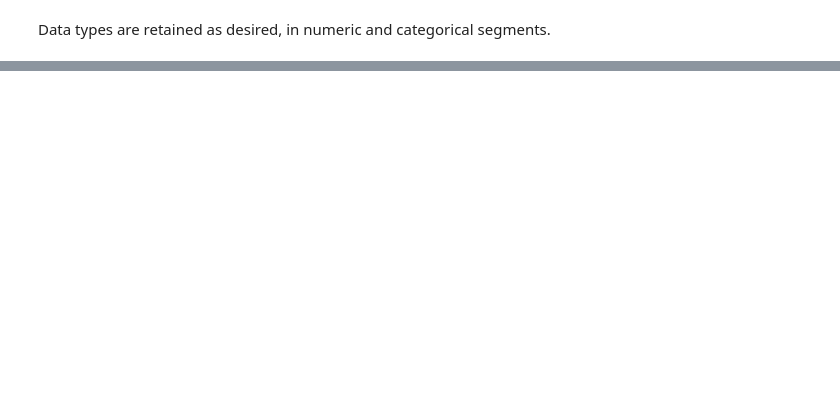
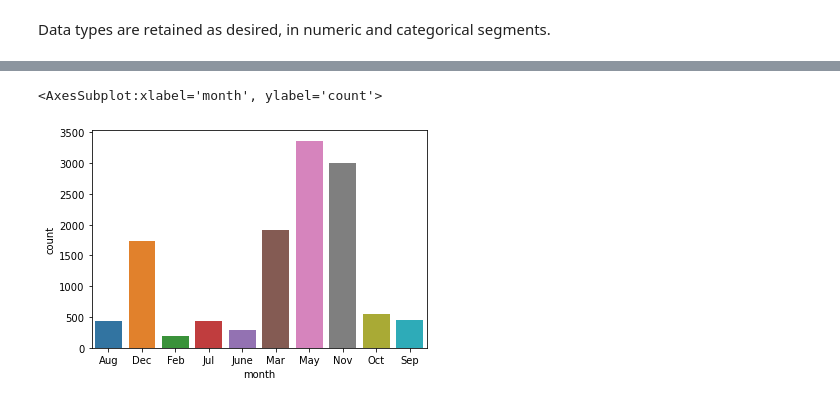
Before and after one commit to Yjung136/326_final_project, a Jupyter notebook: notebooks/EDA_notebook.ipynb, the cells around one changed output, grey strips where cells are left out. Drawn from its saved outputs; the diff is of its cells as text; code cells hidden in the pictures; blank space fills up the shorter version.

```diff
--- a/notebooks/EDA_notebook.ipynb
+++ b/notebooks/EDA_notebook.ipynb
@@ -42,0 +139,5 @@ df.sample(5)
+# %%
+sns.countplot(x=df['month'])
+# %% [output]
+<AxesSubplot:xlabel='month', ylabel='count'>
+[figure, added]
```
Also changed, not shown: parts of 19 cells of this notebook.
